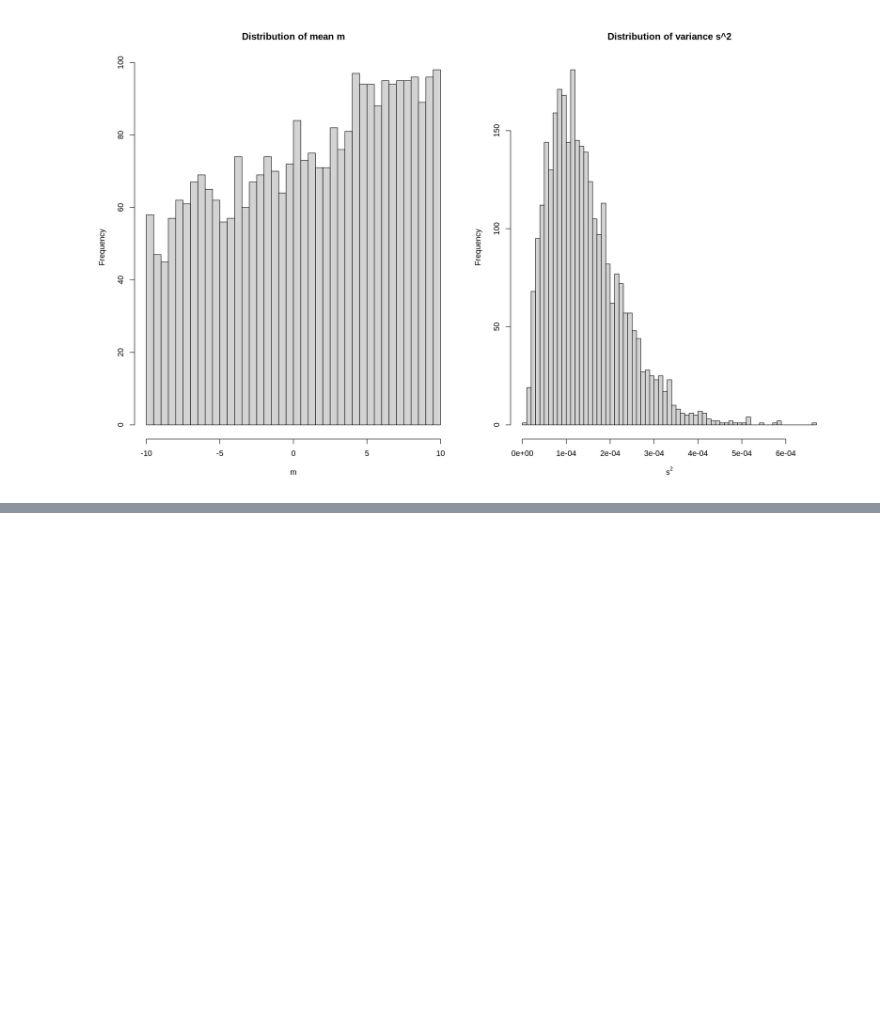
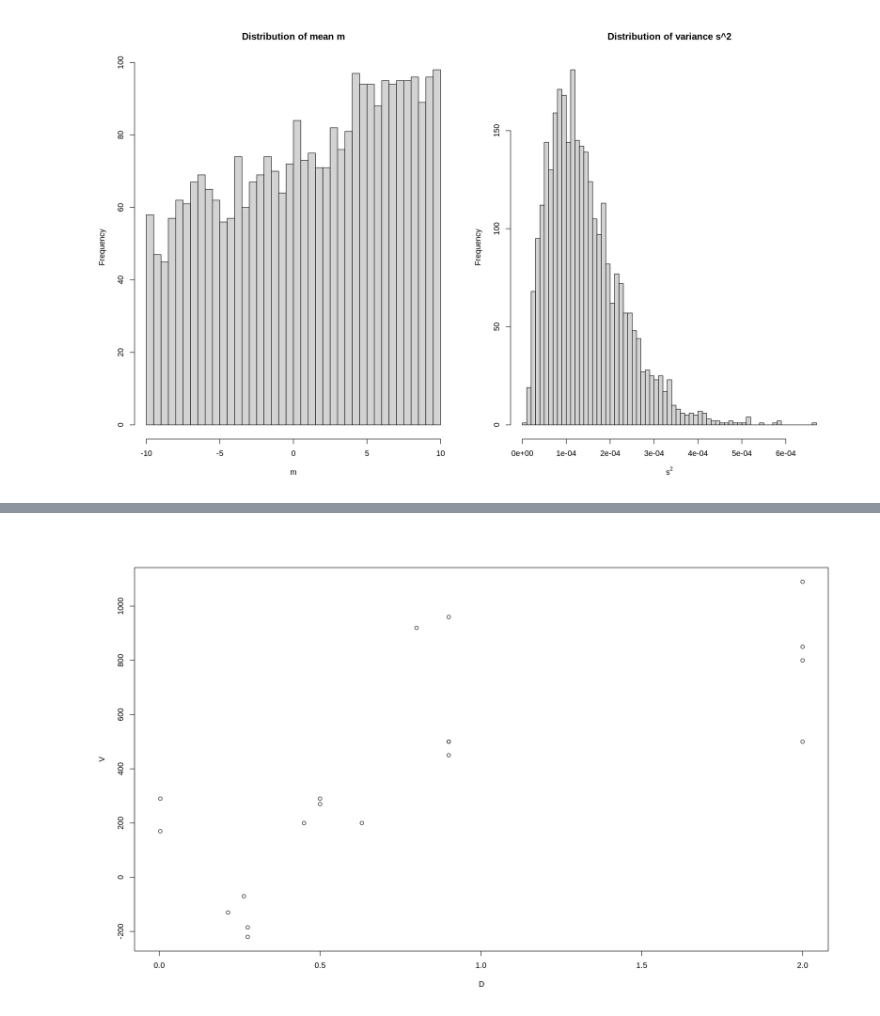
Before and after one commit to pietromalagoli/asp, a Jupyter notebook: code/lab05/Malagoli_Pietro_RLab05.ipynb, the cells around one changed output, grey strips where cells are left out. Saved outputs shown, nothing was run; the diff lists cells and outputs as text; code cells hidden in the pictures; blank space fills up the shorter version.

```diff
--- a/code/lab05/Malagoli_Pietro_RLab05.ipynb
+++ b/code/lab05/Malagoli_Pietro_RLab05.ipynb
@@ -389,0 +428,14 @@ hist(as.mcmc(matrix["s"] * matrix["s"]),breaks = 50,
+# %%
+D <- c(0.0032, 0.0034, 0.214, 0.263, 0.275,
+       0.275, 0.45, 0.5, 0.5, 0.63,
+       0.8, 0.9, 0.9, 0.9, 0.9,
+       2, 2, 2, 2)
+
+V <- c(170, 290, -130, -70, -185,
+       -220, 200, 290, 270, 200,
+       920, 450, 500, 500, 960,
+       500, 850, 800, 1090)
+
+plot(D, V)
+# %% [output]
+[figure, added]
```
Also changed, not shown: parts of 8 cells of this notebook.
